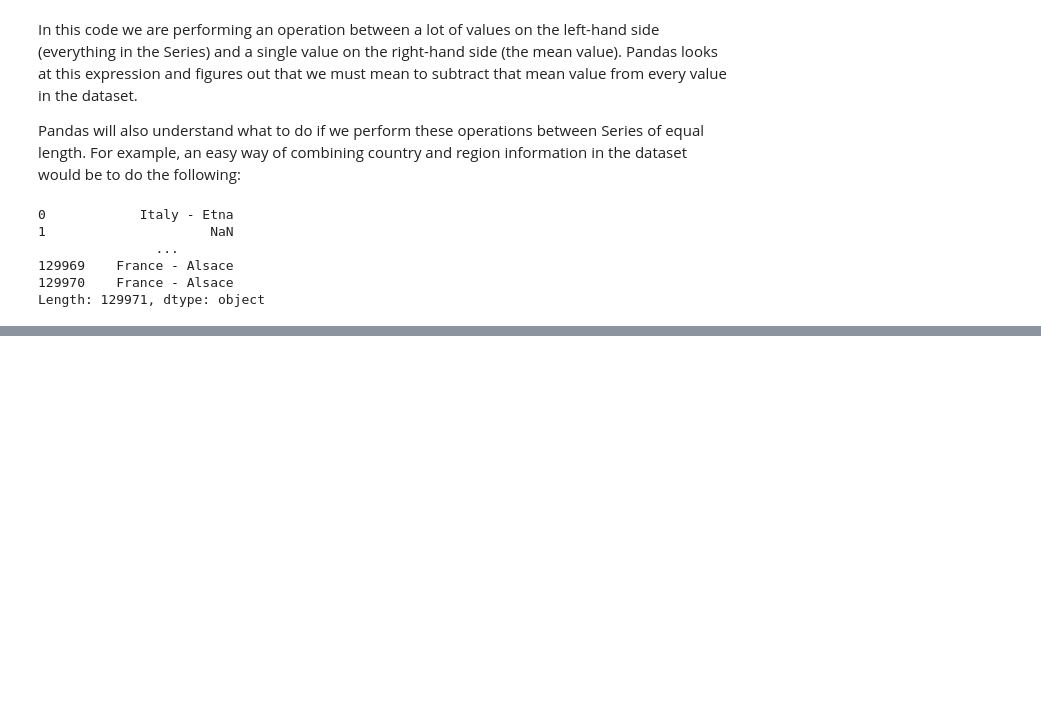
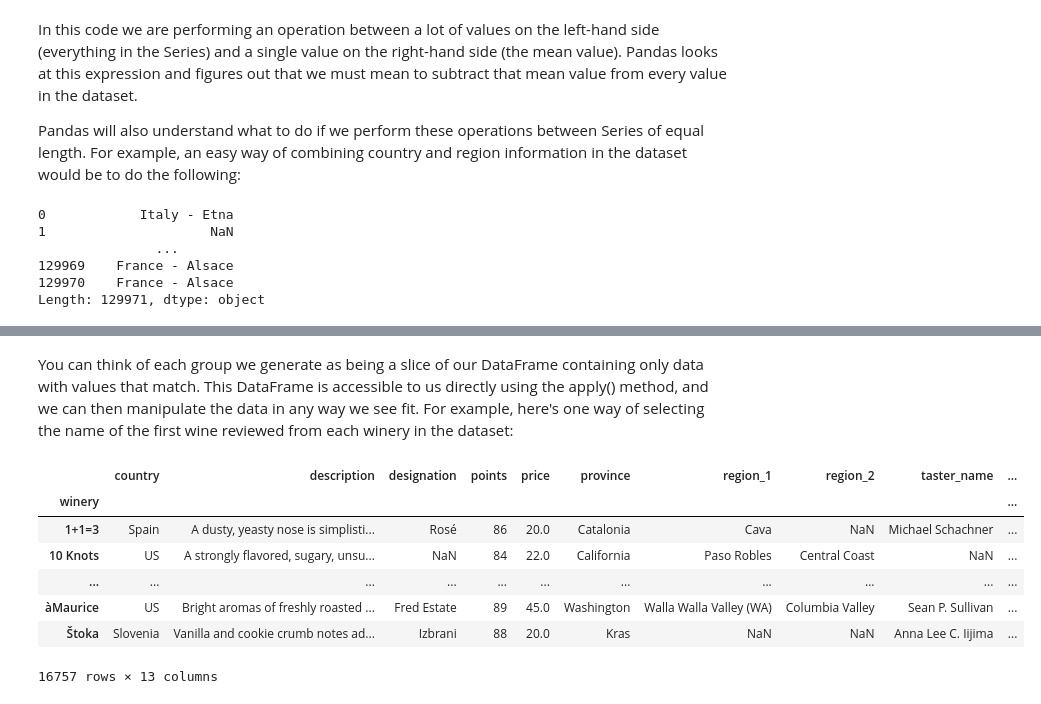
Before and after one commit to Kalderon-Sheikhman/Kaggle-All-Machine-Learning, a Jupyter notebook: 02-Pandas/Kaggle Pandas.ipynb, the cells around one changed output, grey strips where cells are left out. Drawn from its saved outputs; the diff is of its cells as text; code cells hidden in the pictures; blank space fills up the shorter version.

Commit message:
Kaggle Pandas Course

```diff
--- a/02-Pandas/Kaggle Pandas.ipynb
+++ b/02-Pandas/Kaggle Pandas.ipynb
@@ -500,0 +514,4 @@ Length: 129971, dtype: object
+# %%
+import pandas as pd
+winemag = pd.read_csv('/home/kduah/Desktop/ML/02-Pandas/winemag-data-130k-v2.csv',index_col=0)
+pd.set_option('display.max_rows',5)
@@ -500,0 +542,13 @@ Length: 129971, dtype: object
+# %% [markdown]
+You can think of each group we generate as being a slice of our DataFrame containing only data with values that match. This DataFrame is accessible to us directly using the apply() method, and we can then manipulate the data in any way we see fit. For example, here's one way of selecting the name of the first wine reviewed from each winery in the dataset:
+# %%
+winemag.groupby('winery').apply(lambda df:df.iloc[0])
+# %% [output]
+|  | country | description | designation | points | price | province | region_1 | region_2 | taster_name | ... |
+| winery |  |  |  |  |  |  |  |  |  | ... |
+| 1+1=3 | Spain | A dusty, yeasty nose is simplisti... | Rosé | 86 | 20.0 | Catalonia | Cava | NaN | Michael Schachner | ... |
+| 10 Knots | US | A strongly flavored, sugary, unsu... | NaN | 84 | 22.0 | California | Paso Robles | Central Coast | NaN | ... |
+| ... | ... | ... | ... | ... | ... | ... | ... | ... | ... | ... |
+| àMaurice | US | Bright aromas of freshly roasted ... | Fred Estate | 89 | 45.0 | Washington | Walla Walla Valley (WA) | Columbia Valley | Sean P. Sullivan | ... |
+| Štoka | Slovenia | Vanilla and cookie crumb notes ad... | Izbrani | 88 | 20.0 | Kras | NaN | NaN | Anna Lee C. Iijima | ... |
+16757 rows × 13 columns
```
Also changed, not shown: parts of 23 cells of this notebook.
